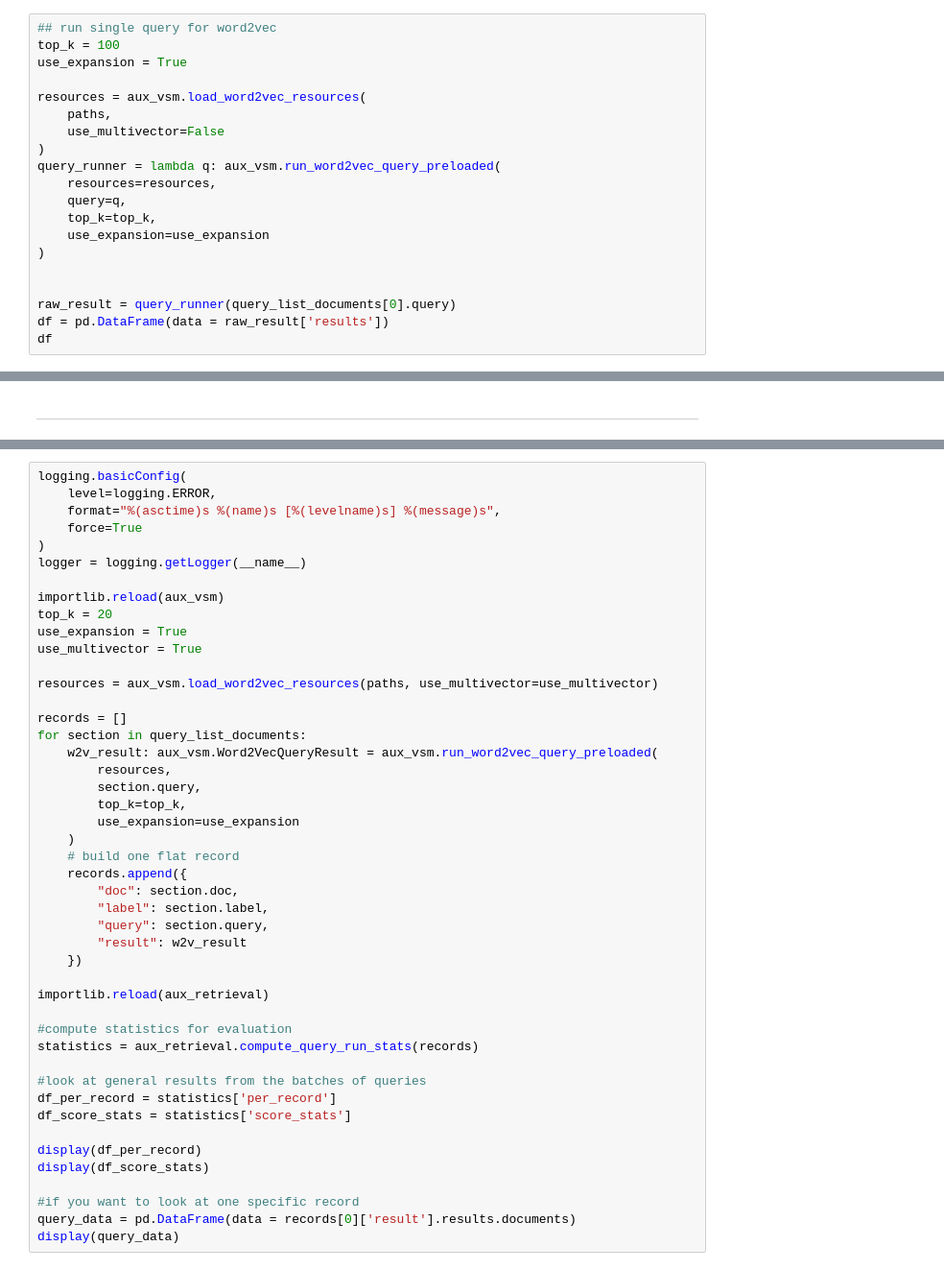
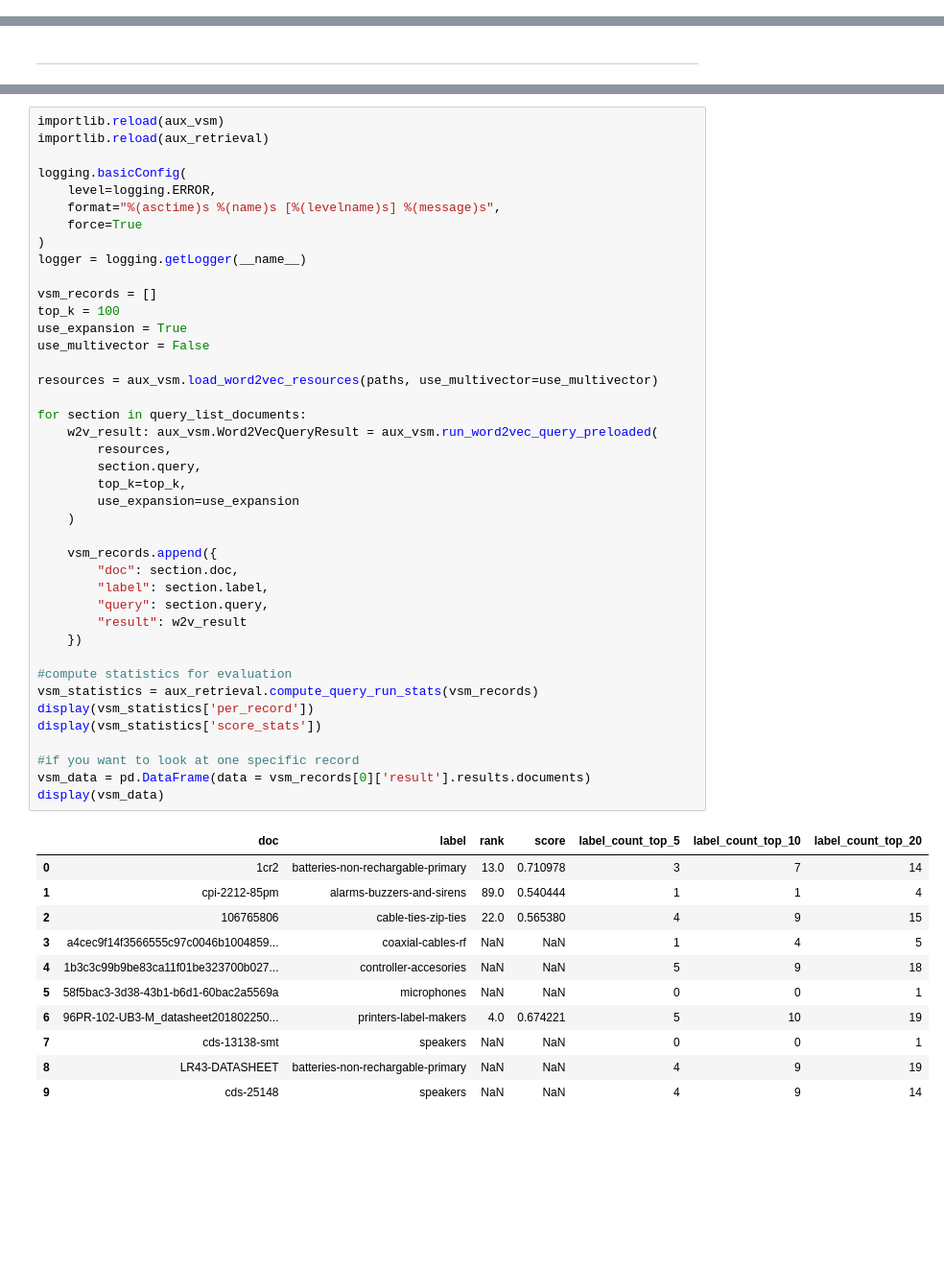
Before and after one commit to pablodevicente/RI_2-Product_Catalog_Classifier, a Jupyter notebook: 01-code/09 - retrieval_evaluation.ipynb, the cells around one changed output, grey strips where cells are left out. Shown: that part at 96% size. Saved outputs shown, nothing was run; the diff lists cells and outputs as text; blank space fills up the shorter version.

```diff
--- a/01-code/09 - retrieval_evaluation.ipynb
+++ b/01-code/09 - retrieval_evaluation.ipynb
@@ -126,23 +91,3 @@ plt.title('Matched Rank vs. Label Count Top20')
 plt.xlabel('Matched Rank')
 plt.ylabel('Label Count Top20')
 plt.show()
-# %%
-## run single query for word2vec
-top_k = 100
-use_expansion = True
-
-resources = aux_vsm.load_word2vec_resources(
-    paths,
-    use_multivector=False
-)
-query_runner = lambda q: aux_vsm.run_word2vec_query_preloaded(
-    resources=resources,
-    query=q,
-    top_k=top_k,
-    use_expansion=use_expansion
-)
-
-
-raw_result = query_runner(query_list_documents[0].query)
-df = pd.DataFrame(data = raw_result['results'])
-df
@@ -220,46 +98,53 @@ display(df)
 # %%
+importlib.reload(aux_vsm)
+importlib.reload(aux_retrieval)
+
 logging.basicConfig(
     level=logging.ERROR,
     format="%(asctime)s %(name)s [%(levelname)s] %(message)s",
     force=True
 )
 logger = logging.getLogger(__name__)
 
-importlib.reload(aux_vsm)
-top_k = 20
+vsm_records = []
+top_k = 100
 use_expansion = True
-use_multivector = True
+use_multivector = False
 
 resources = aux_vsm.load_word2vec_resources(paths, use_multivector=use_multivector)
 
-records = []
 for section in query_list_documents:
     w2v_result: aux_vsm.Word2VecQueryResult = aux_vsm.run_word2vec_query_preloaded(
         resources,
         section.query,
         top_k=top_k,
         use_expansion=use_expansion
     )
-    # build one flat record
-    records.append({
+
+    vsm_records.append({
         "doc": section.doc,
         "label": section.label,
         "query": section.query,
         "result": w2v_result
     })
 
-importlib.reload(aux_retrieval)
-
 #compute statistics for evaluation
-statistics = aux_retrieval.compute_query_run_stats(records)
-
-#look at general results from the batches of queries
-df_per_record = statistics['per_record']
-df_score_stats = statistics['score_stats']
-
-display(df_per_record)
-display(df_score_stats)
+vsm_statistics = aux_retrieval.compute_query_run_stats(vsm_records)
+display(vsm_statistics['per_record'])
+display(vsm_statistics['score_stats'])
 
 #if you want to look at one specific record
-query_data = pd.DataFrame(data = records[0]['result'].results.documents)
-display(query_data)
+vsm_data = pd.DataFrame(data = vsm_records[0]['result'].results.documents)
+display(vsm_data)
+# %% [output]
+|  | doc | label | rank | score | label_count_top_5 | label_count_top_10 | label_count_top_20 |
+| 0 | 1cr2 | batteries-non-rechargable-primary | 13.0 | 0.710978 | 3 | 7 | 14 |
+| 1 | cpi-2212-85pm | alarms-buzzers-and-sirens | 89.0 | 0.540444 | 1 | 1 | 4 |
+| 2 | 106765806 | cable-ties-zip-ties | 22.0 | 0.565380 | 4 | 9 | 15 |
+| 3 | a4cec9f14f3566555c97c0046b1004859... | coaxial-cables-rf | NaN | NaN | 1 | 4 | 5 |
+| 4 | 1b3c3c99b9be83ca11f01be323700b027... | controller-accesories | NaN | NaN | 5 | 9 | 18 |
+| 5 | 58f5bac3-3d38-43b1-b6d1-60bac2a5569a | microphones | NaN | NaN | 0 | 0 | 1 |
+| 6 | 96PR-102-UB3-M_datasheet201802250... | printers-label-makers | 4.0 | 0.674221 | 5 | 10 | 19 |
+| 7 | cds-13138-smt | speakers | NaN | NaN | 0 | 0 | 1 |
+| 8 | LR43-DATASHEET | batteries-non-rechargable-primary | NaN | NaN | 4 | 9 | 19 |
+| 9 | cds-25148 | speakers | NaN | NaN | 4 | 9 | 14 |
```
Also changed, not shown: parts of 20 cells of this notebook, 4 other files.
